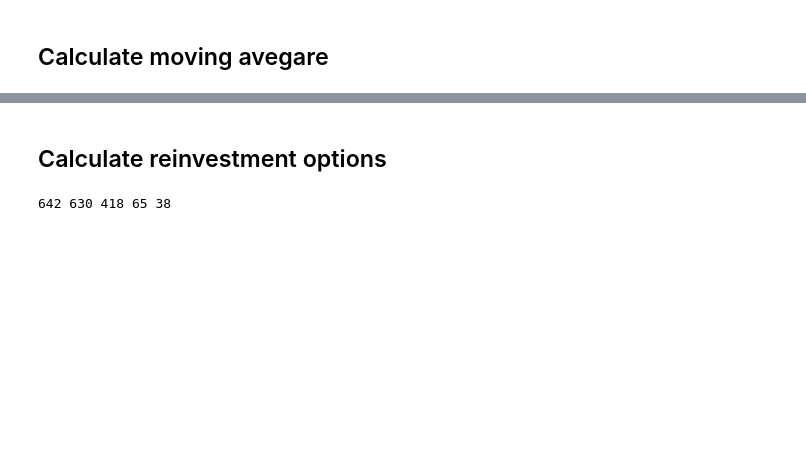
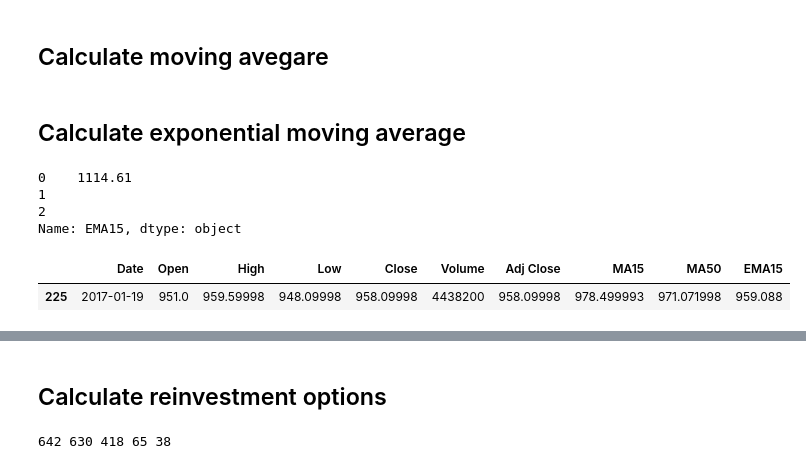
Before and after one commit to avikdatta/ipython_notebook_backup, a Jupyter notebook: Finance/Moving_average_calculation.ipynb, the cells around one changed output, grey strips where cells are left out. Saved outputs shown, nothing was run; the diff lists cells and outputs as text; code cells hidden in the pictures; blank space fills up the shorter version.

```diff
--- a/Finance/Moving_average_calculation.ipynb
+++ b/Finance/Moving_average_calculation.ipynb
@@ -22,2 +20,16 @@ d20=g1.Avg.rolling(window=100)
 # %%
-g1=pd.concat([g1, pd.Series(d5.mean(), name='MA20'),pd.Series(d20.mean(),name='MA100')], axis=1).dropna()
+g1=pd.concat([g1, pd.Series(d15.mean(), name='MA15'),pd.Series(d50.mean(),name='MA50')], axis=1).dropna()
+# %% [markdown]
+## Calculate exponential moving average
+# %%
+g1.reset_index(inplace=True)
+# %%
+g1['EMA15']=''
+g1=g1.set_value(0,'EMA15',g1.at[0,'MA15'])
+# %%
+g1['EMA15'][:3]
+# %% [output]
+0    1114.61
+1
+2
+Name: EMA15, dtype: object
@@ -24,3 +42,8 @@ g1=pd.concat([g1, pd.Series(d5.mean(), name='MA20'),pd.Series(d20.mean(),name='M
+# %%
+g1[-2:-1]
+# %% [output]
+|  | Date | Open | High | Low | Close | Volume | Adj Close | MA15 | MA50 | EMA15 |
+| 225 | 2017-01-19 | 951.0 | 959.59998 | 948.09998 | 958.09998 | 4438200 | 958.09998 | 978.499993 | 971.071998 | 959.088 |
 # %%
 from matplotlib.finance import quotes_historical_yahoo_ohlc, candlestick_ohlc
 from matplotlib.dates import date2num, DateFormatter
```
Also changed, not shown: parts of 9 cells of this notebook.
